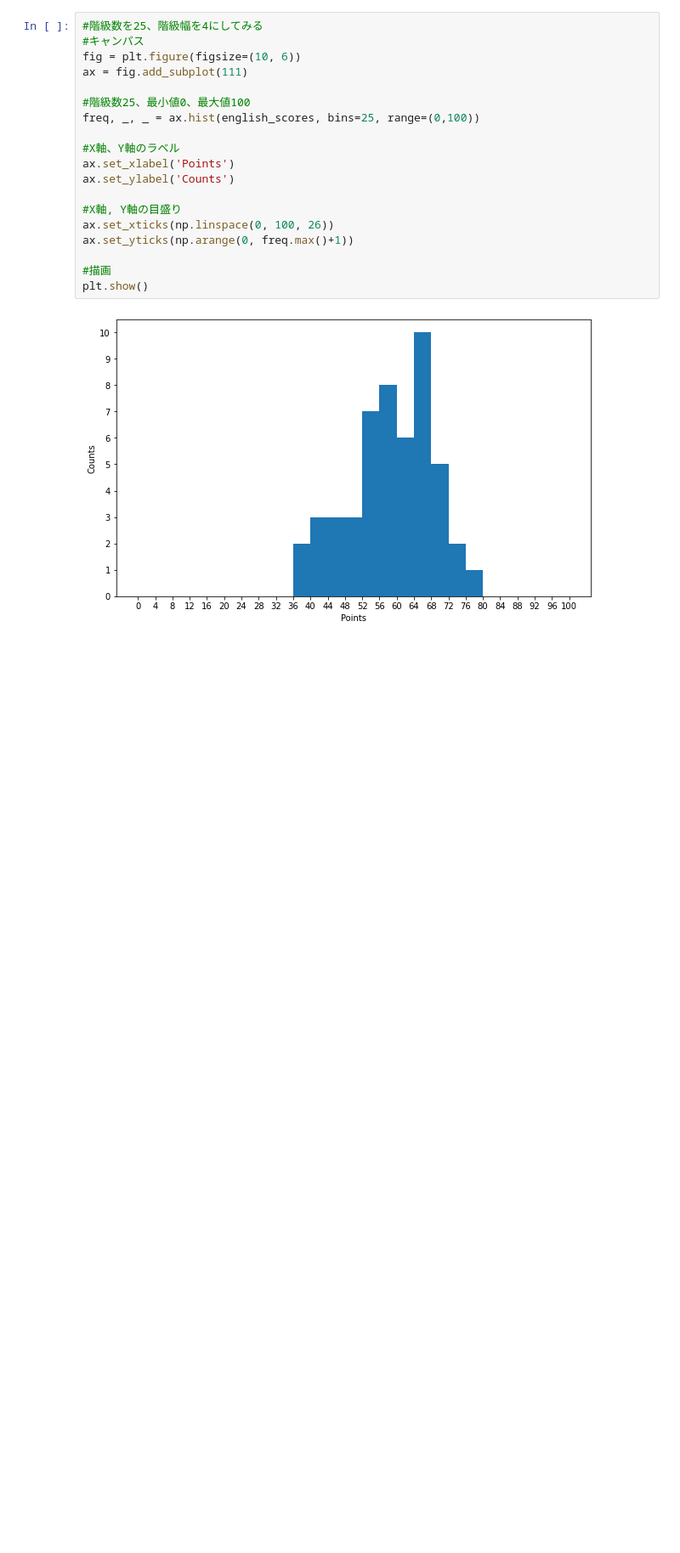
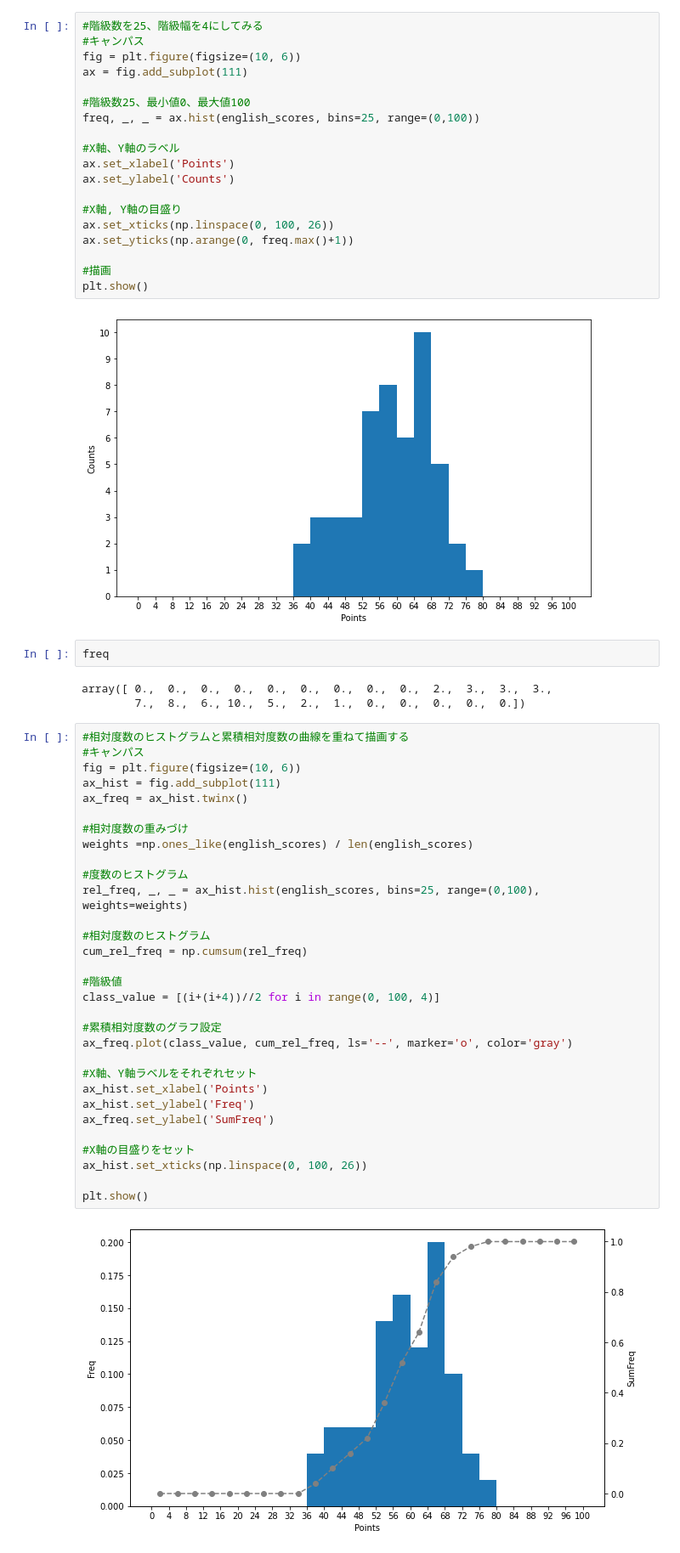
Before and after one commit to kanzai935/statistical-analysis, a Jupyter notebook: chapter02.ipynb, the cells around one changed output. Shown at 85% size. Saved outputs shown, nothing was run; the diff lists cells and outputs as text; blank space fills up the shorter version.

```diff
--- a/chapter02.ipynb
+++ b/chapter02.ipynb
@@ -475,3 +475,41 @@ ax.set_yticks(np.arange(0, freq.max()+1))
 plt.show()
 # %% [output]
 [figure]
+# %%
+freq
+# %% [output]
+array([ 0.,  0.,  0.,  0.,  0.,  0.,  0.,  0.,  0.,  2.,  3.,  3.,  3.,
+        7.,  8.,  6., 10.,  5.,  2.,  1.,  0.,  0.,  0.,  0.,  0.])
+# %%
+#相対度数のヒストグラムと累積相対度数の曲線を重ねて描画する
+#キャンパス
+fig = plt.figure(figsize=(10, 6))
+ax_hist = fig.add_subplot(111)
+ax_freq = ax_hist.twinx()
+
+#相対度数の重みづけ
+weights =np.ones_like(english_scores) / len(english_scores)
+
+#度数のヒストグラム
+rel_freq, _, _ = ax_hist.hist(english_scores, bins=25, range=(0,100), weights=weights)
+
+#相対度数のヒストグラム
+cum_rel_freq = np.cumsum(rel_freq)
+
+#階級値
+class_value = [(i+(i+4))//2 for i in range(0, 100, 4)]
+
+#累積相対度数のグラフ設定
+ax_freq.plot(class_value, cum_rel_freq, ls='--', marker='o', color='gray')
+
+#X軸、Y軸ラベルをそれぞれセット
+ax_hist.set_xlabel('Points')
+ax_hist.set_ylabel('Freq')
+ax_freq.set_ylabel('SumFreq')
+
+#X軸の目盛りをセット
+ax_hist.set_xticks(np.linspace(0, 100, 26))
+
+plt.show()
+# %% [output]
+[figure, added]
```
Also changed, not shown: parts of 4 cells of this notebook.
